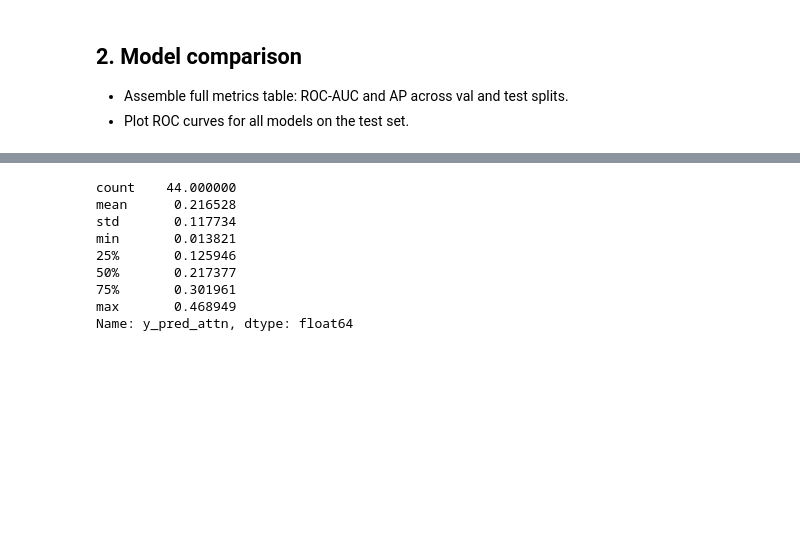
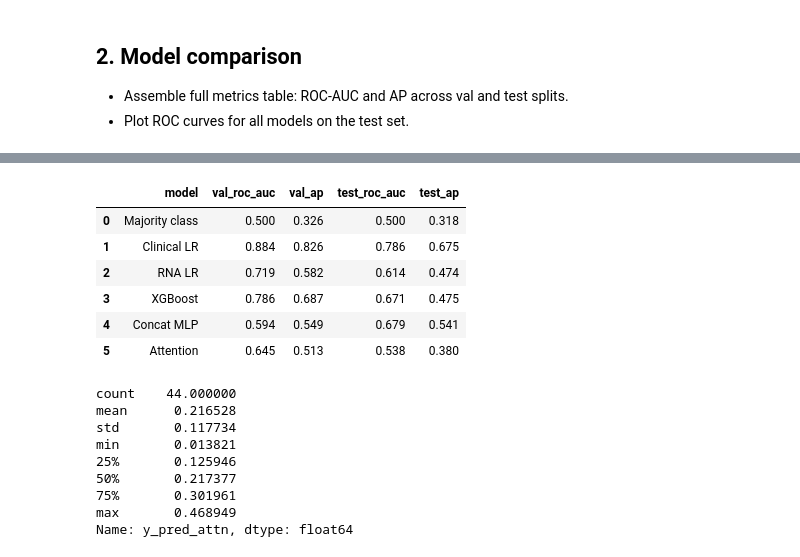
Before and after one commit to dpolioudakis/tcga-multimodal-survival, a Jupyter notebook: notebooks/09_analysis_and_model_selection.ipynb, the cells around one changed output, grey strips where cells are left out. Saved outputs shown, nothing was run; the diff lists cells and outputs as text; code cells hidden in the pictures; blank space fills up the shorter version.

```diff
--- a/notebooks/09_analysis_and_model_selection.ipynb
+++ b/notebooks/09_analysis_and_model_selection.ipynb
@@ -169,3 +170,33 @@ plt.show()
+# %%
+# full model comparison metrics table across val and test
+models = {
+    "Majority class": "y_pred_majority",
+    "Clinical LR":    "y_pred_clin",
+    "RNA LR":         "y_pred_rna",
+    "XGBoost":        "y_pred_xgb",
+    "Concat MLP":     "y_pred_concat",
+    "Attention":      "y_pred_attn",
+}
+
+metrics_df = pd.DataFrame([
+    {
+        "model":        name,
+        "val_roc_auc":  round(roc_auc_score(val_df["y_true"],  val_df[col]), 3),
+        "val_ap":       round(average_precision_score(val_df["y_true"],  val_df[col]), 3),
+        "test_roc_auc": round(roc_auc_score(test_df["y_true"], test_df[col]), 3),
+        "test_ap":      round(average_precision_score(test_df["y_true"], test_df[col]), 3),
+    }
+    for name, col in models.items()
+])
+display(metrics_df)
+# %% [output]
+|  | model | val_roc_auc | val_ap | test_roc_auc | test_ap |
+| 0 | Majority class | 0.500 | 0.326 | 0.500 | 0.318 |
+| 1 | Clinical LR | 0.884 | 0.826 | 0.786 | 0.675 |
+| 2 | RNA LR | 0.719 | 0.582 | 0.614 | 0.474 |
+| 3 | XGBoost | 0.786 | 0.687 | 0.671 | 0.475 |
+| 4 | Concat MLP | 0.594 | 0.549 | 0.679 | 0.541 |
+| 5 | Attention | 0.645 | 0.513 | 0.538 | 0.380 |
 # %%
 # inspect attention model predicted probability distribution
 print(test_df["y_pred_attn"].describe())
```
Also changed, not shown: parts of 5 cells of this notebook, 13 other files.
